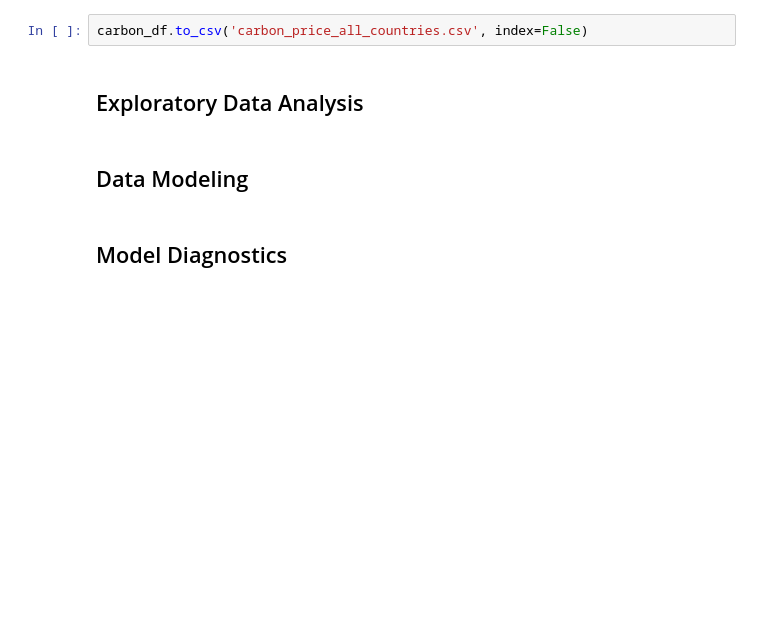
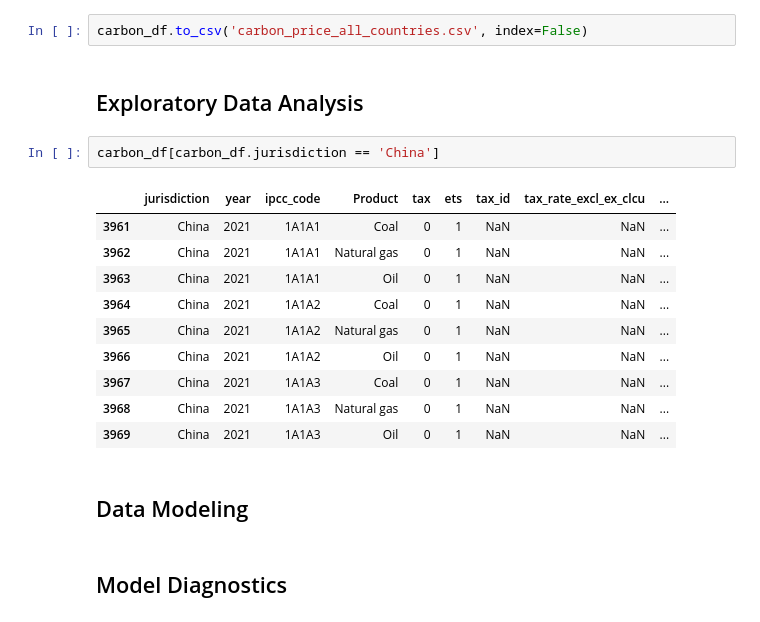
Before and after one commit to chloelubin/carbon_price_forecasting, a Jupyter notebook: carbon_price_forecasting.ipynb, the cells around one changed output. Drawn from its saved outputs; the diff is of its cells as text; blank space fills up the shorter version.

```diff
--- a/carbon_price_forecasting.ipynb
+++ b/carbon_price_forecasting.ipynb
@@ -137,6 +117,19 @@ carbon_df.ets_price_usd.plot.hist(bins=10, alpha=0.5);
 carbon_df.to_csv('carbon_price_all_countries.csv', index=False)
 # %% [markdown]
 ## Exploratory Data Analysis
+# %%
+carbon_df[carbon_df.jurisdiction == 'China']
+# %% [output]
+|  | jurisdiction | year | ipcc_code | Product | tax | ets | tax_id | tax_rate_excl_ex_clcu | ... |
+| 3961 | China | 2021 | 1A1A1 | Coal | 0 | 1 | NaN | NaN | ... |
+| 3962 | China | 2021 | 1A1A1 | Natural gas | 0 | 1 | NaN | NaN | ... |
+| 3963 | China | 2021 | 1A1A1 | Oil | 0 | 1 | NaN | NaN | ... |
+| 3964 | China | 2021 | 1A1A2 | Coal | 0 | 1 | NaN | NaN | ... |
+| 3965 | China | 2021 | 1A1A2 | Natural gas | 0 | 1 | NaN | NaN | ... |
+| 3966 | China | 2021 | 1A1A2 | Oil | 0 | 1 | NaN | NaN | ... |
+| 3967 | China | 2021 | 1A1A3 | Coal | 0 | 1 | NaN | NaN | ... |
+| 3968 | China | 2021 | 1A1A3 | Natural gas | 0 | 1 | NaN | NaN | ... |
+| 3969 | China | 2021 | 1A1A3 | Oil | 0 | 1 | NaN | NaN | ... |
 # %% [markdown]
 ## Data Modeling
 # %% [markdown]
```
Also changed, not shown: parts of 15 cells of this notebook, 1 other file.
